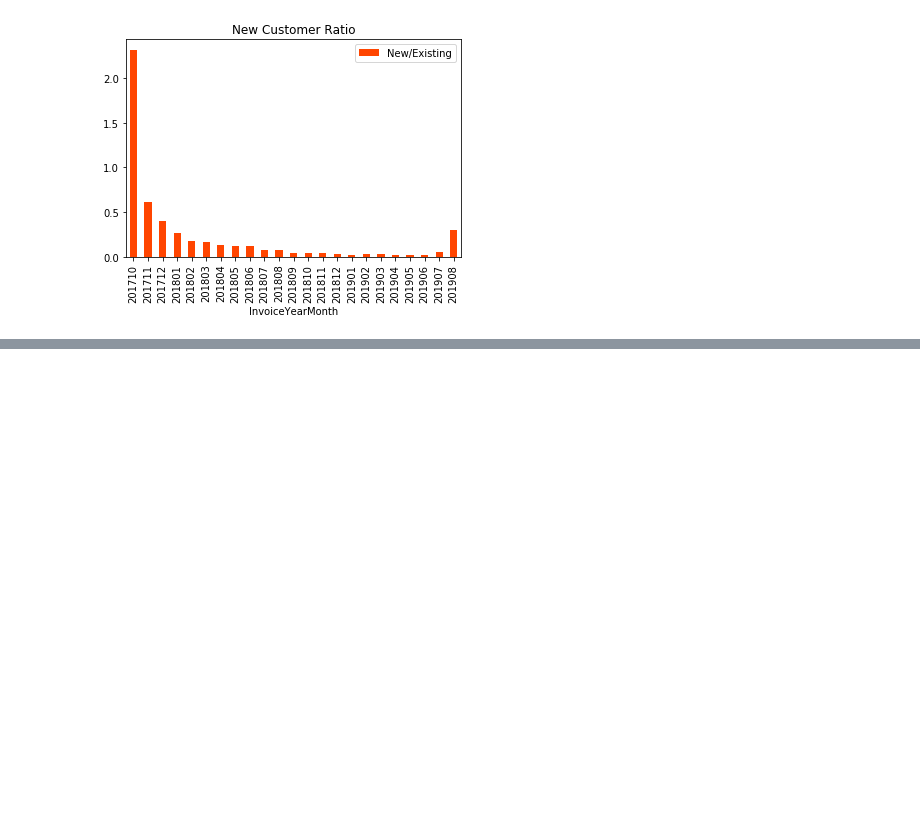
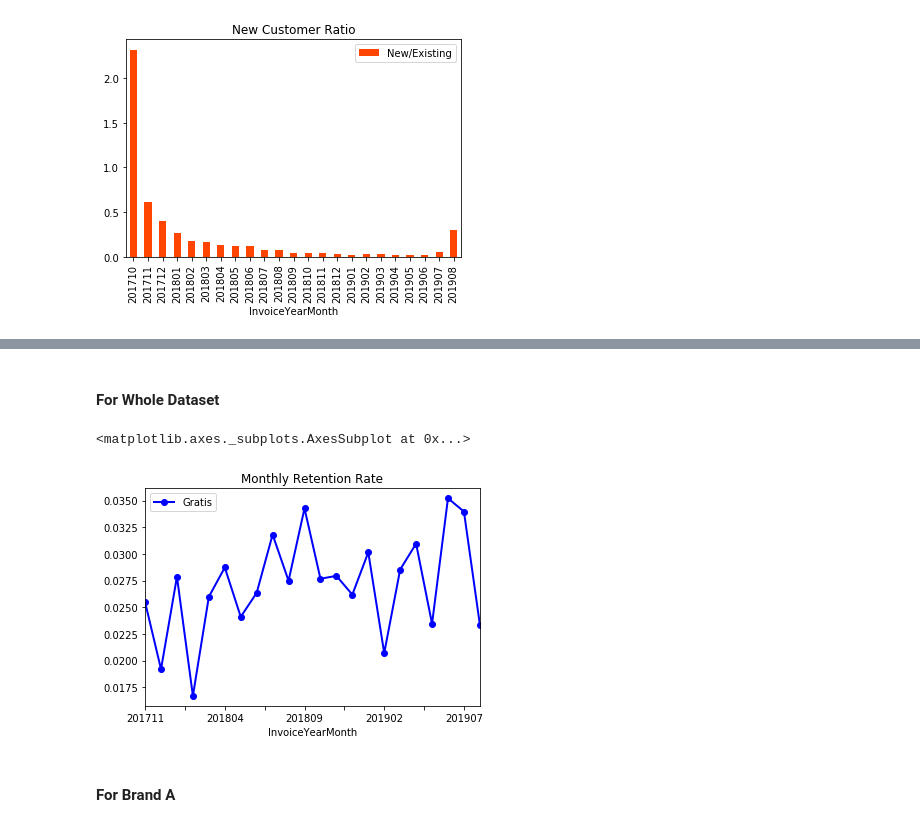
Before and after one commit to Bengisunz/CRM-Analytics, a Jupyter notebook: Gratis_DC.ipynb, the cells around one changed output, grey strips where cells are left out. Cells and saved outputs as stored; diff of their text form; code cells hidden in the pictures; blank space fills up the shorter version.

```diff
--- a/Gratis_DC.ipynb
+++ b/Gratis_DC.ipynb
@@ -738,0 +746,31 @@ New customers of Brand A are declined until May, 2019 but after that mount they
+# %% [markdown]
+#### For Whole Dataset
+# %%
+#identify which users are active by looking at their revenue per month
+tx_user_purchase_G = df.groupby(['CUST_ID','InvoiceYearMonth'])['Revenue'].sum().reset_index()
+#create retention matrix with crosstab
+tx_retention_G = pd.crosstab(tx_user_purchase_G['CUST_ID'], tx_user_purchase_G['InvoiceYearMonth']).reset_index()
+#create an array of dictionary which keeps Retained & Total User count for each month
+months_G = tx_retention_G.columns[2:] # exclude 1st two columns to choose months only
+retention_array_G = [] #initialize an empty arr. to store # of retained customers monthly
+for i in range(len(months_G)-1): #loop over months
+    retention_data_G = {} # initialize a dictionary for each month
+    selected_month_G = months_G[i+1] #choose month of interest
+    prev_month_G = months_G[i] # define previous month
+    retention_data_G['InvoiceYearMonth'] = int(selected_month_G)
+    retention_data_G['TotalUserCount'] = tx_retention[selected_month_G].sum() #calculate tot. # of users in that month
+    #if the users are active in the previous and the current months, they are considered as "retained". Count them!
+    retention_data_G['RetainedUserCount'] = tx_retention_G[(tx_retention_G[selected_month_G]>0) & (tx_retention_G[prev_month_G]>0)][selected_month_G].sum()
+    retention_array_G.append(retention_data_G)
+
+#convert the array to dataframe and calculate Retention Rate
+tx_retention_G = pd.DataFrame(retention_array_G)
+tx_retention_G['RetentionRate'] = tx_retention_G['RetainedUserCount']/tx_retention_G['TotalUserCount']
+tx_retention_G.InvoiceYearMonth = tx_retention_G.InvoiceYearMonth.astype(str)
+tx_retention_G.plot(kind='line', x = "InvoiceYearMonth", y = "RetentionRate",
+                       color ="blue", title = "Monthly Retention Rate", linewidth = 2, marker='o', label = "Gratis")
+# %% [output]
+<matplotlib.axes._subplots.AxesSubplot at 0x...>
+[figure, added]
+# %% [markdown]
+#### For Brand A
```
Also changed, not shown: parts of 23 cells of this notebook.
